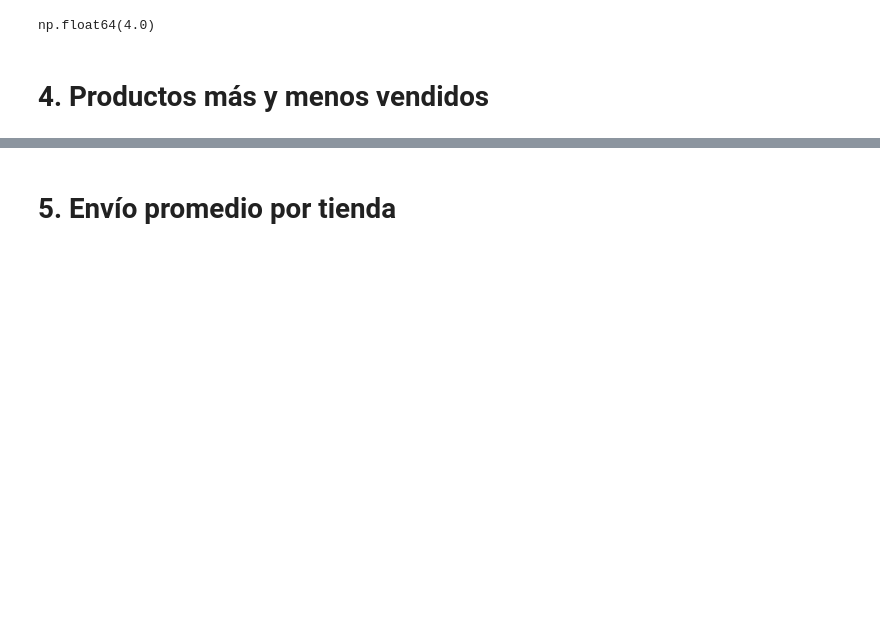
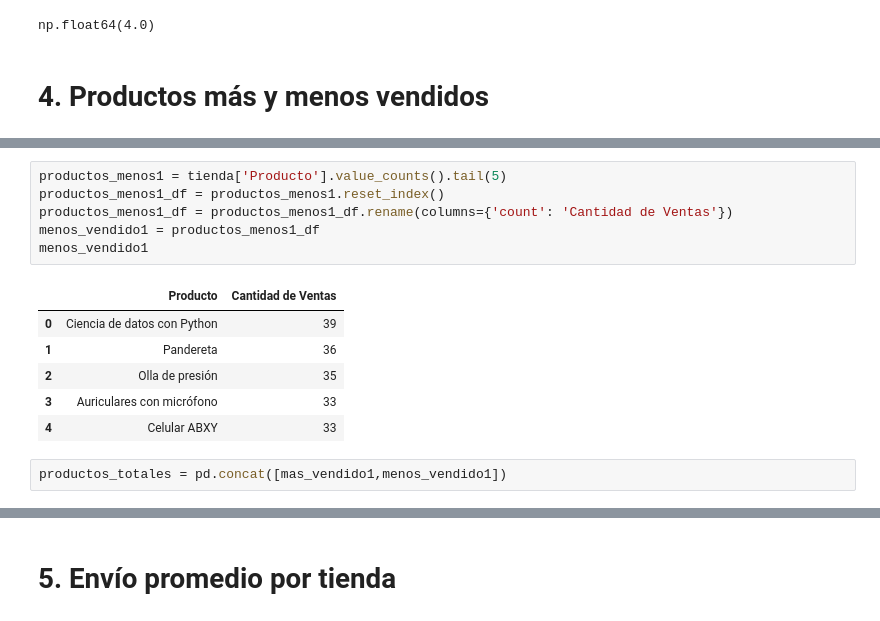
Before and after one commit to brunod02/Challenge-Data-Science, a Jupyter notebook: AluraStoreLatam.ipynb, the cells around one changed output, grey strips where cells are left out. Cells and saved outputs as stored; diff of their text form; blank space fills up the shorter version.

```diff
--- a/AluraStoreLatam.ipynb
+++ b/AluraStoreLatam.ipynb
@@ -234,0 +238,15 @@ dtype: int64
+# %%
+productos_menos1 = tienda['Producto'].value_counts().tail(5)
+productos_menos1_df = productos_menos1.reset_index()
+productos_menos1_df = productos_menos1_df.rename(columns={'count': 'Cantidad de Ventas'})
+menos_vendido1 = productos_menos1_df
+menos_vendido1
+# %% [output]
+|  | Producto | Cantidad de Ventas |
+| 0 | Ciencia de datos con Python | 39 |
+| 1 | Pandereta | 36 |
+| 2 | Olla de presión | 35 |
+| 3 | Auriculares con micrófono | 33 |
+| 4 | Celular ABXY | 33 |
+# %%
+productos_totales = pd.concat([mas_vendido1,menos_vendido1])
```
Also changed, not shown: parts of 4 cells of this notebook.
